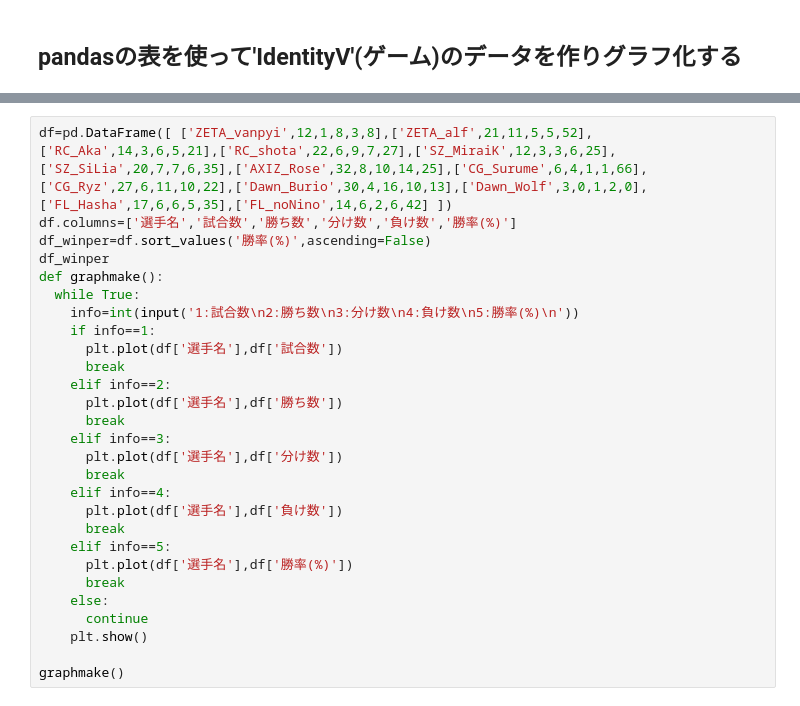
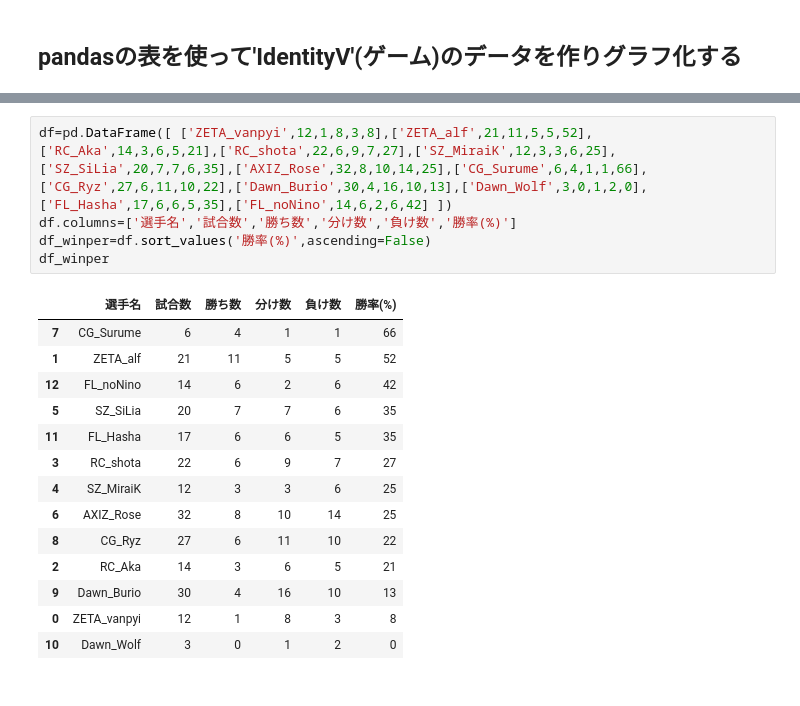
Before and after one commit to kooosee/Prog2kakushin, a Jupyter notebook: work1.ipynb, the cells around one changed output, grey strips where cells are left out. Drawn from its saved outputs; the diff is of its cells as text.

```diff
--- a/work1.ipynb
+++ b/work1.ipynb
@@ -8,28 +75,20 @@ from matplotlib import pyplot as plt
 # %%
 df=pd.DataFrame([ ['ZETA_vanpyi',12,1,8,3,8],['ZETA_alf',21,11,5,5,52],['RC_Aka',14,3,6,5,21],['RC_shota',22,6,9,7,27],['SZ_MiraiK',12,3,3,6,25],['SZ_SiLia',20,7,7,6,35],['AXIZ_Rose',32,8,10,14,25],['CG_Surume',6,4,1,1,66],['CG_Ryz',27,6,11,10,22],['Dawn_Burio',30,4,16,10,13],['Dawn_Wolf',3,0,1,2,0],['FL_Hasha',17,6,6,5,35],['FL_noNino',14,6,2,6,42] ])
 df.columns=['選手名','試合数','勝ち数','分け数','負け数','勝率(%)']
 df_winper=df.sort_values('勝率(%)',ascending=False)
 df_winper
-def graphmake():
-  while True:
-    info=int(input('1:試合数\n2:勝ち数\n3:分け数\n4:負け数\n5:勝率(%)\n'))
-    if info==1:
-      plt.plot(df['選手名'],df['試合数'])
-      break
-    elif info==2:
-      plt.plot(df['選手名'],df['勝ち数'])
-      break
-    elif info==3:
-      plt.plot(df['選手名'],df['分け数'])
-      break
-    elif info==4:
-      plt.plot(df['選手名'],df['負け数'])
-      break
-    elif info==5:
-      plt.plot(df['選手名'],df['勝率(%)'])
-      break
-    else:
-      continue
-    plt.show()
-
-graphmake()
+# %% [output]
+|  | 選手名 | 試合数 | 勝ち数 | 分け数 | 負け数 | 勝率(%) |
+| 7 | CG_Surume | 6 | 4 | 1 | 1 | 66 |
+| 1 | ZETA_alf | 21 | 11 | 5 | 5 | 52 |
+| 12 | FL_noNino | 14 | 6 | 2 | 6 | 42 |
+| 5 | SZ_SiLia | 20 | 7 | 7 | 6 | 35 |
+| 11 | FL_Hasha | 17 | 6 | 6 | 5 | 35 |
+| 3 | RC_shota | 22 | 6 | 9 | 7 | 27 |
+| 4 | SZ_MiraiK | 12 | 3 | 3 | 6 | 25 |
+| 6 | AXIZ_Rose | 32 | 8 | 10 | 14 | 25 |
+| 8 | CG_Ryz | 27 | 6 | 11 | 10 | 22 |
+| 2 | RC_Aka | 14 | 3 | 6 | 5 | 21 |
+| 9 | Dawn_Burio | 30 | 4 | 16 | 10 | 13 |
+| 0 | ZETA_vanpyi | 12 | 1 | 8 | 3 | 8 |
+| 10 | Dawn_Wolf | 3 | 0 | 1 | 2 | 0 |
```
Also changed, not shown: parts of 5 cells of this notebook.
